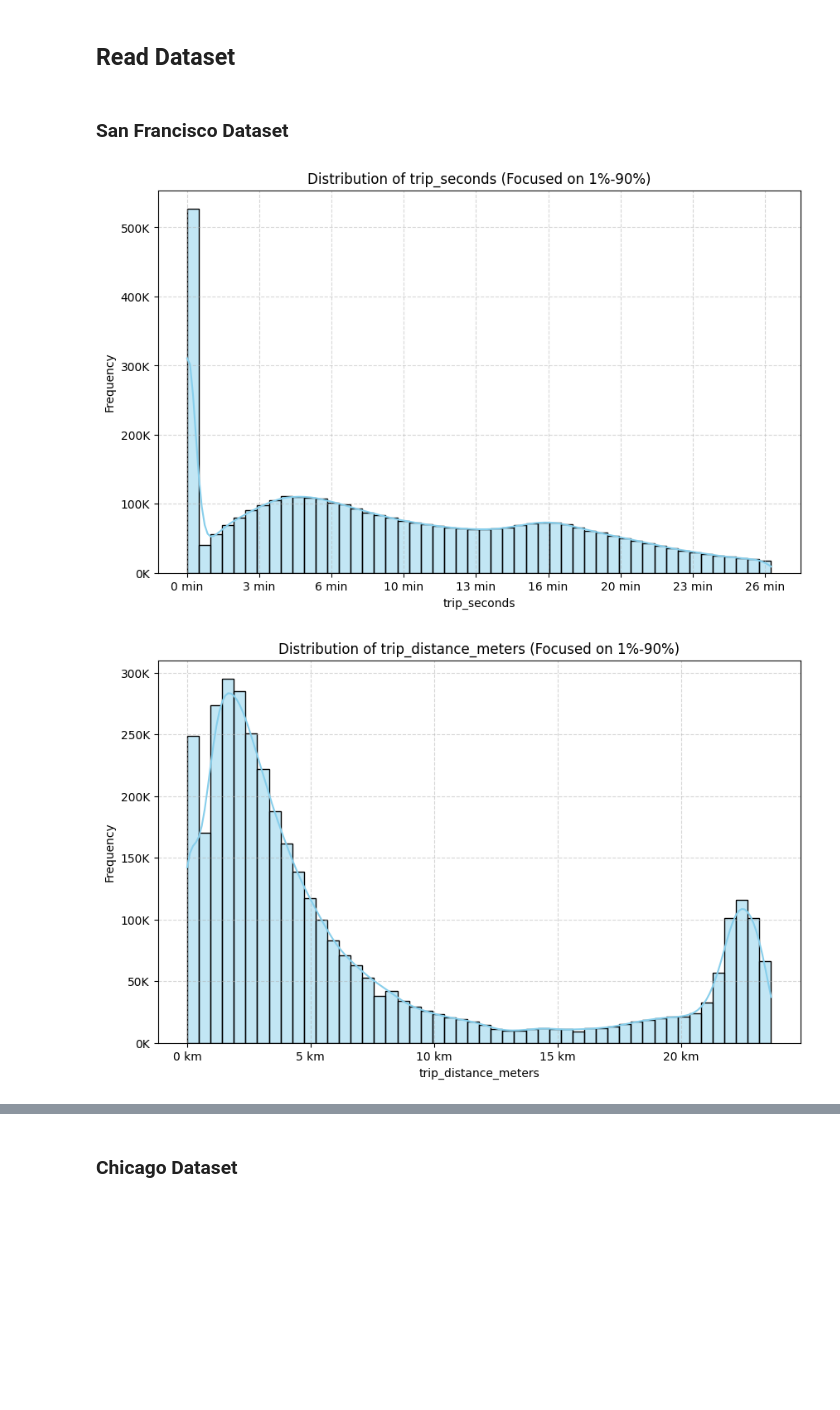
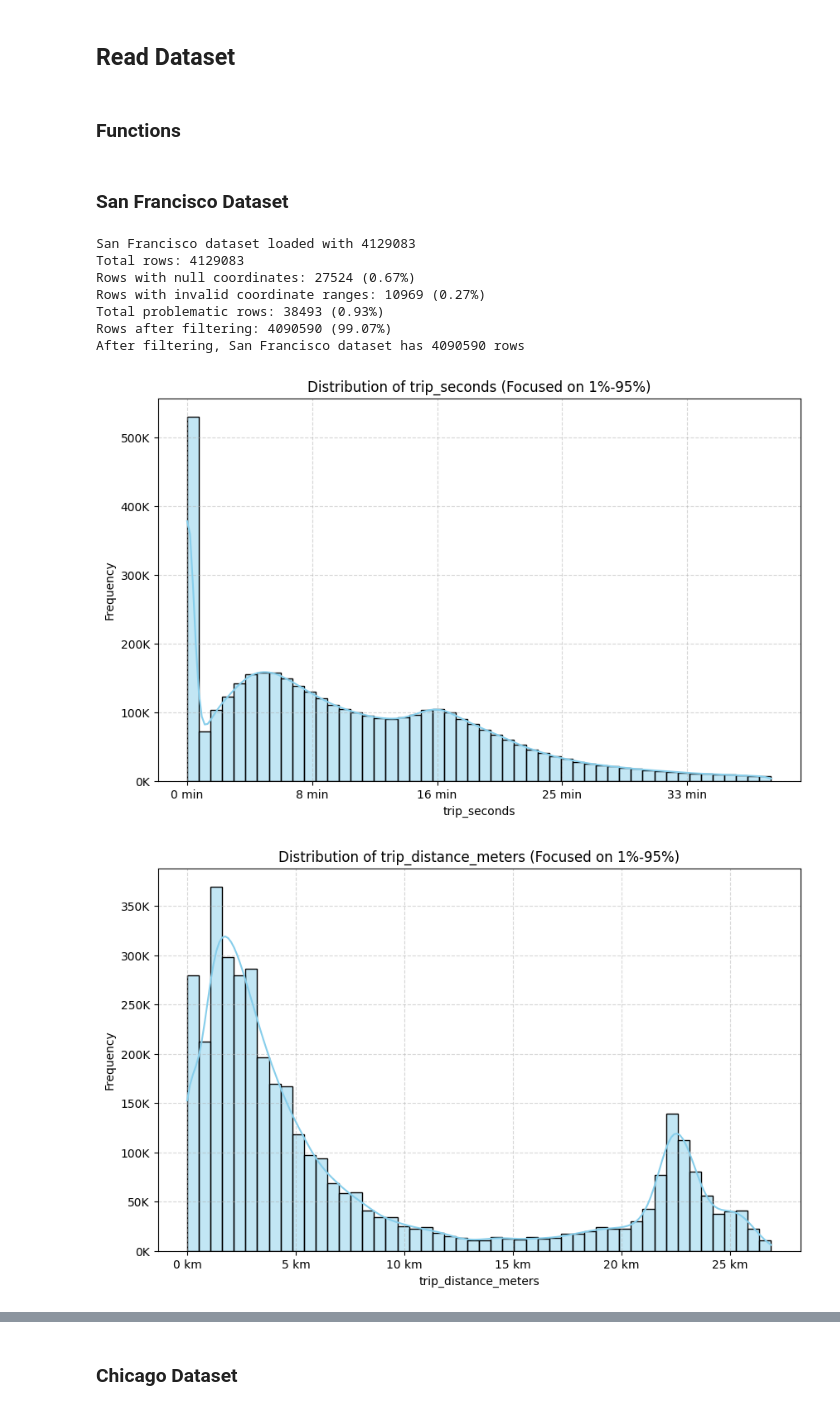
Before and after one commit to carpooling-egy/matching-engine, a Jupyter notebook: testing/datasets.ipynb, the cells around one changed output, grey strips where cells are left out. Saved outputs shown, nothing was run; the diff lists cells and outputs as text; code cells hidden in the pictures; blank space fills up the shorter version.

```diff
--- a/testing/datasets.ipynb
+++ b/testing/datasets.ipynb
@@ -67,6 +92,8 @@ rename_columns = [
 ]
 # %% [markdown]
 ## Read Dataset
+# %% [markdown]
+### Functions
 # %%
 def load_dataset(file_path, columns_to_keep, rename_columns=None, millisecond_to_second=False, miles_to_meters=False):
     """Load and filter a dataset from CSV file"""
@@ -239,15 +428,24 @@ def plot_pickup_dropoff_map(df, city_name, sample_size=10000):
 ### San Francisco Dataset
 # %%
 dataset_sf = load_dataset(dataset_file_path_sf, columns_to_keep_sf,rename_columns, millisecond_to_second=True)
+dataset_sf = filter_invalid_columns(dataset_sf)
 print(dataset_sf.shape[0], "rows")
-plot_distribution(dataset_sf, "trip_seconds",x_factor=1/60,x_unit="min",upper_quantile=0.9, bins=50)
-plot_distribution(dataset_sf, "trip_distance_meters",x_factor=1/1000, x_unit="km", upper_quantile=0.9, bins=50)
+plot_distribution(dataset_sf, "trip_seconds",x_factor=1/60,x_unit="min", upper_quantile=0.95, bins=50)
+plot_distribution(dataset_sf, "trip_distance_meters",x_factor=1/1000, x_unit="km", upper_quantile=0.95, bins=50)
+
 
 # print(dataset_sf.describe())
 dataset_sf.head()
 # %% [output]
+San Francisco dataset loaded with 4129083
+Total rows: 4129083
+Rows with null coordinates: 27524 (0.67%)
+Rows with invalid coordinate ranges: 10969 (0.27%)
+Total problematic rows: 38493 (0.93%)
+Rows after filtering: 4090590 (99.07%)
+After filtering, San Francisco dataset has 4090590 rows
-[figure, old version]
+[figure, new version]
-[figure, old version]
+[figure, new version]
 |  | start_time | end_time | pickup_latitude | pickup_longitude | dropoff_latitude | dropoff_longitude | ... |
 | 0 | 2022/12/24 12:12:25 AM | 2022/12/24 12:53:45 AM | 37.617 | -122.386 | 37.935 | -122.518 | ... |
 | 1 | 2023/01/23 06:37:21 AM | 2023/01/23 06:49:34 AM | 37.794 | -122.396 | 37.776 | -122.394 | ... |
```
Also changed, not shown: parts of 51 cells of this notebook.
